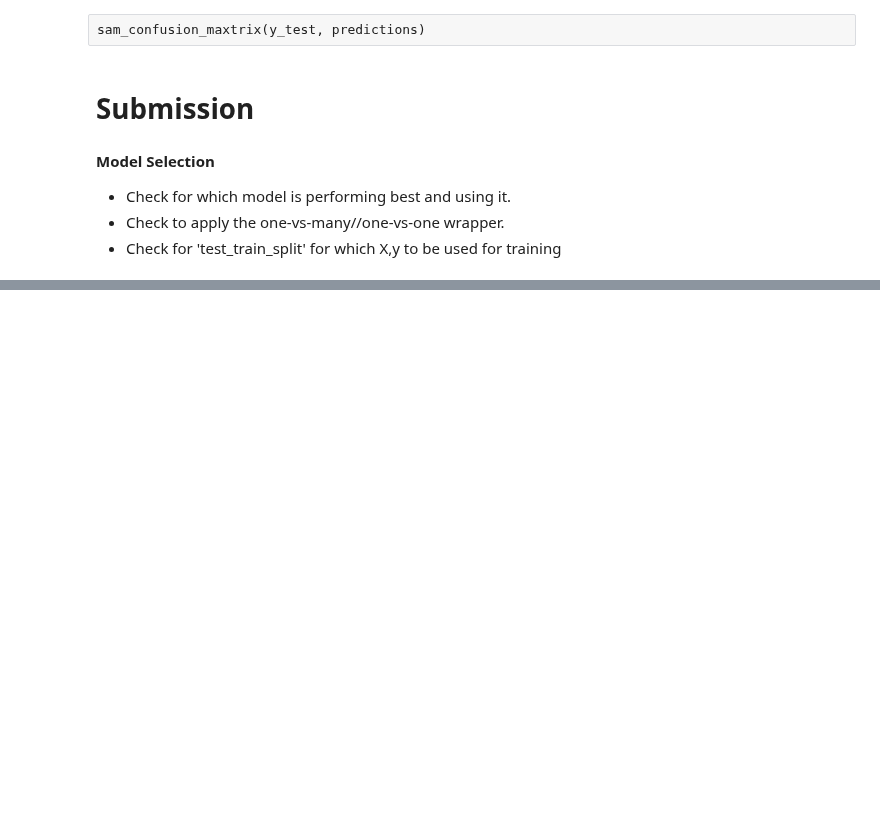
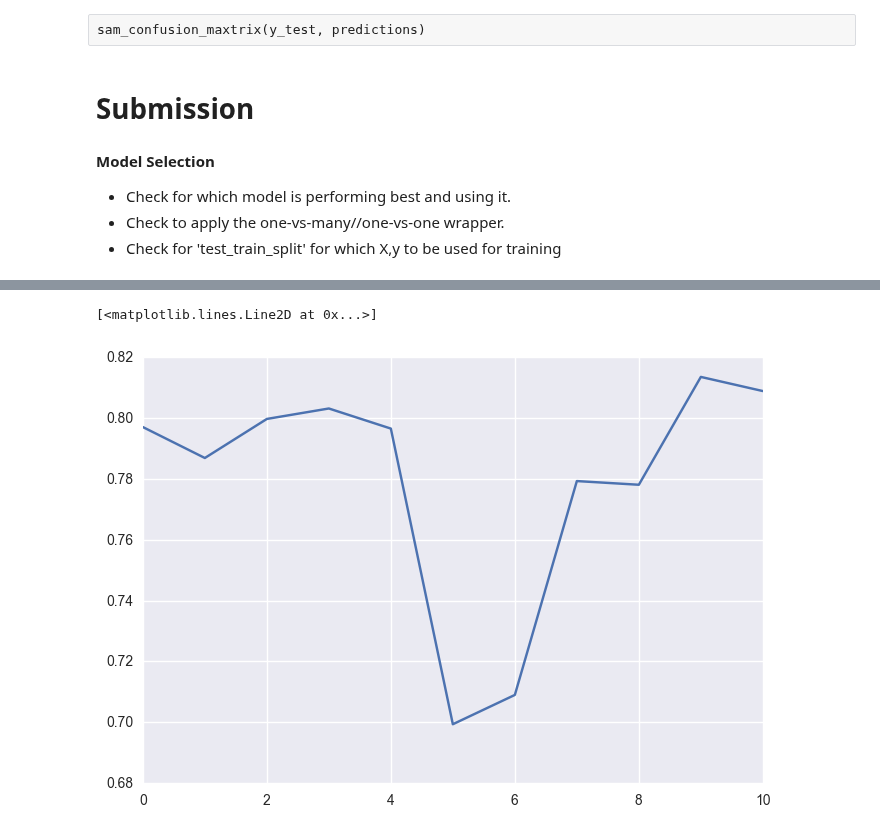
Before and after one commit to msampathkumar/datadriven, a Jupyter notebook: pumpit.ipynb, the cells around one changed output, grey strips where cells are left out. Saved outputs shown, nothing was run; the diff lists cells and outputs as text; code cells hidden in the pictures; blank space fills up the shorter version.

```diff
--- a/pumpit.ipynb
+++ b/pumpit.ipynb
@@ -1769,0 +1649,9 @@ sub.head()
+# %%
+plt.plot([0.797, 0.786838161735, 0.799663299663, 0.803097643097,
+          0.796498316498, 0.699393939394, 0.709020068049,
+          0.779259259259, 0.778047138047, 0.813468013468, 0.808821548822], )
+
+# plt.xticks(range(3), 'a b c'.split())
+# %% [output]
+[<matplotlib.lines.Line2D at 0x...>]
+[figure, added]
```
Also changed, not shown: parts of 60 cells of this notebook, 7 other files.
